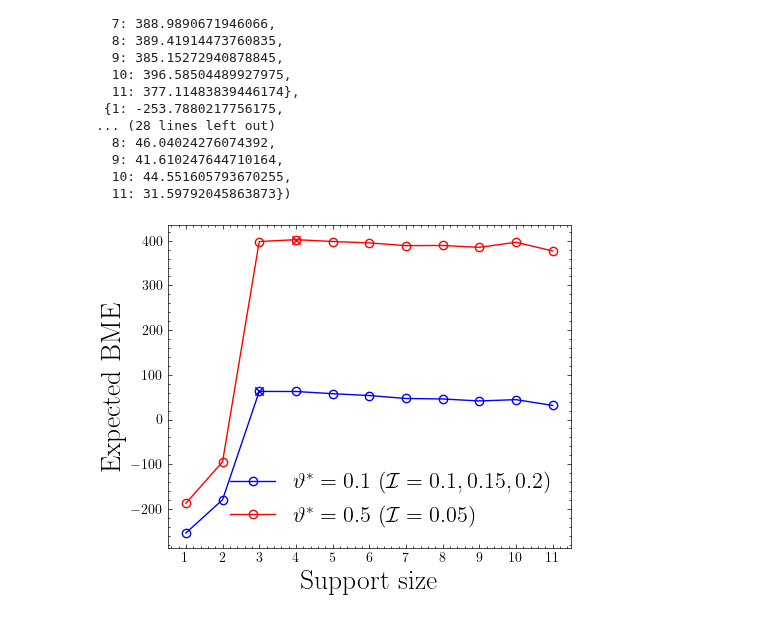
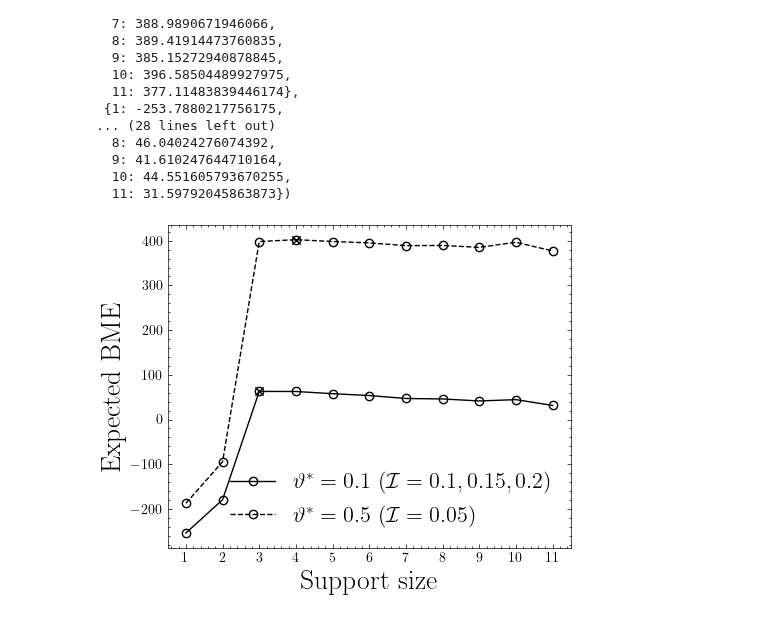
Before and after one commit to Pongpisit-Thanasutives/parametric-discovery, a Jupyter notebook: Spatial_KS_Equation_Chaotic-DEV2.ipynb, the cells around one changed output. Saved outputs shown, nothing was run; the diff lists cells and outputs as text; code cells hidden in the pictures.

```diff
--- a/Spatial_KS_Equation_Chaotic-DEV2.ipynb
+++ b/Spatial_KS_Equation_Chaotic-DEV2.ipynb
@@ -780,16 +780,16 @@ bme1, bme2, bme3, bme4 # 0.5, 0.1, 0.1, 0.1
 # %%
 with plt.style.context('science'):
     fig, ax = plt.subplots(figsize=(5, 4))
     ax.set_xlabel('Support size', fontsize=fs)
     ax.set_ylabel('Expected BME', fontsize=fs)
-    ax.plot(complexities, mean_log_evidences, '-o', color='blue', markerfacecolor="None", label='$\\vartheta^{*}='+f'{sel_v}$'+' ($\mathcal{I}=0.1, 0.15, 0.2$)')
-    ax.plot(complexities, bme1.values(), '-o', color='red', markerfacecolor="None", label='$\\vartheta^{*}='+f'{0.5}$'+' ($\mathcal{I}=0.05$)')
-    ax.scatter(complexities[np.argmax(mean_log_evidences)], max(mean_log_evidences), marker='x', color='blue')
-    ax.scatter(complexities[np.argmax(list(bme1.values()))], max(list(bme1.values())), marker='x', color='red')
+    ax.plot(complexities, mean_log_evidences, '-o', color='black', markerfacecolor="None", label='$\\vartheta^{*}='+f'{sel_v}$'+' ($\mathcal{I}=0.1, 0.15, 0.2$)')
+    ax.plot(complexities, bme1.values(), '--o', color='black', markerfacecolor="None", label='$\\vartheta^{*}='+f'{0.5}$'+' ($\mathcal{I}=0.05$)')
+    ax.scatter(complexities[np.argmax(mean_log_evidences)], max(mean_log_evidences), marker='x', color='black')
+    ax.scatter(complexities[np.argmax(list(bme1.values()))], max(list(bme1.values())), marker='x', color='black')
     ax.set_xticks(complexities)
     plt.legend(fontsize=fs-4)
     fig.tight_layout()
     plt.savefig(f"/Users/{getpass.getuser()}/Documents/latex/Revised-RINENG/figures/ks_sens_bme_noise0-01.pdf")
     plt.show()
 # %% [output]
-[figure, old version]
+[figure, new version]
```
Also changed, not shown: 6 other files.
